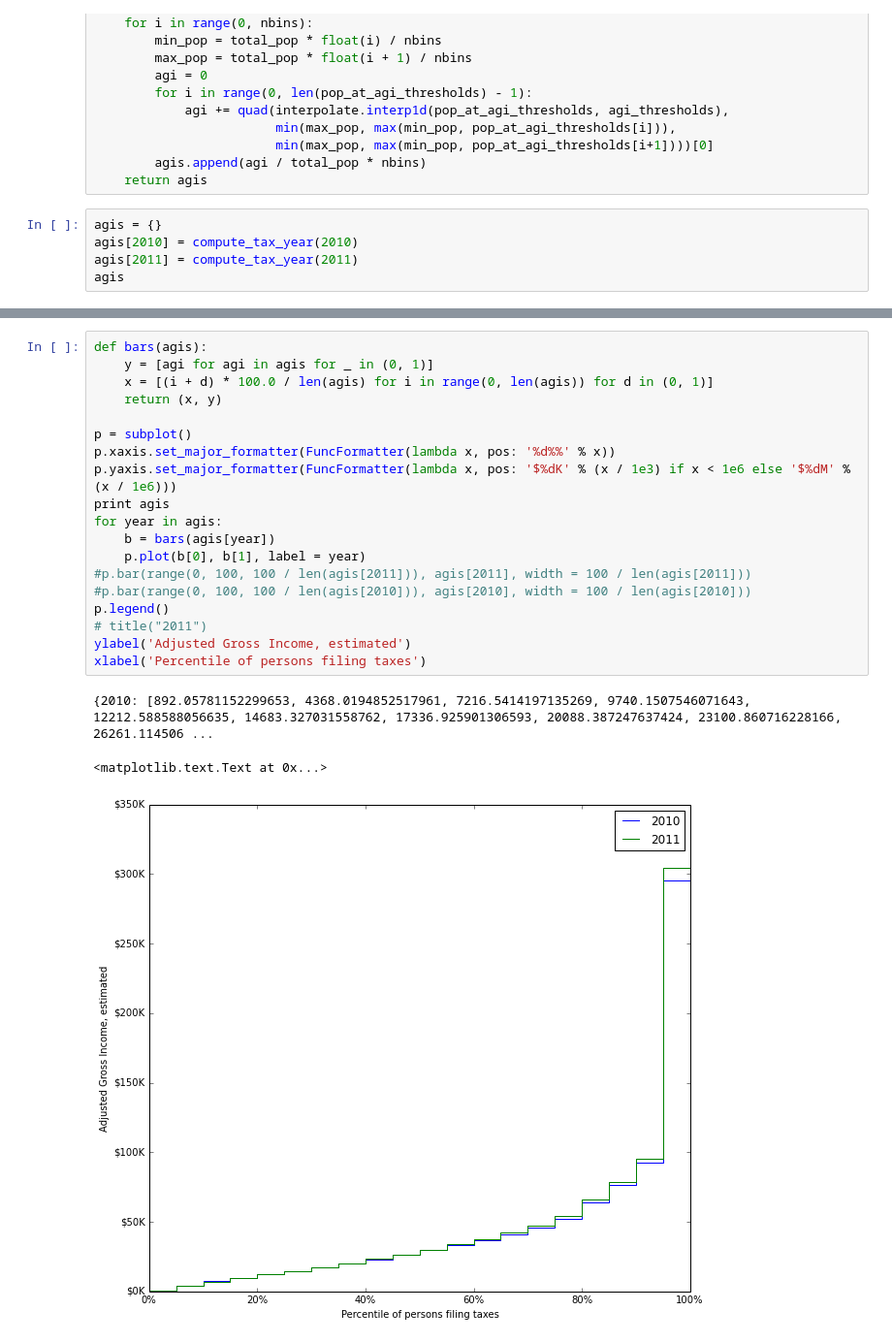
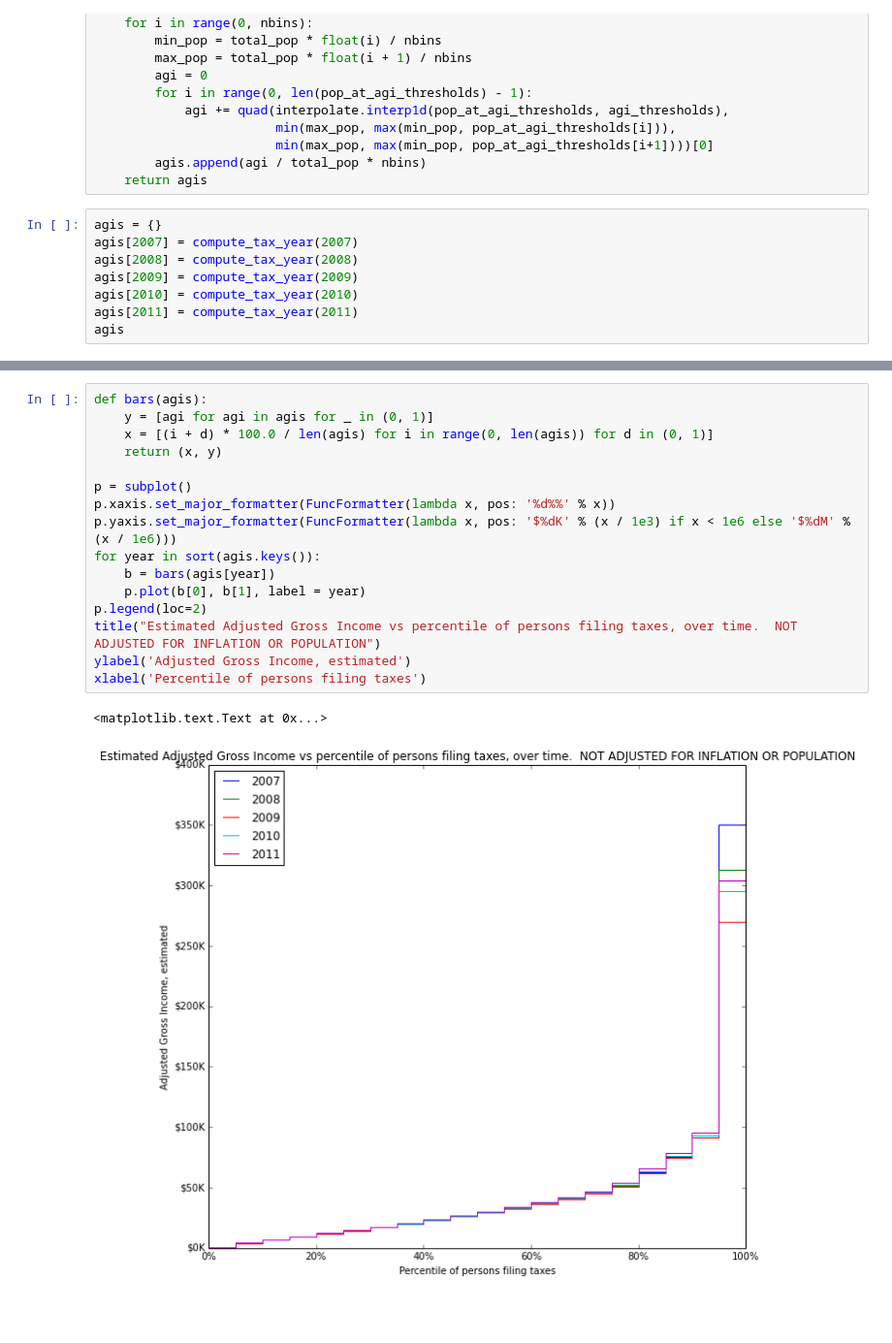
Before and after one commit to CMU-CREATE-Lab/underemployment, a Jupyter notebook: IRS Income Histogram.ipynb, the cells around one changed output, grey strips where cells are left out. Shown at 97% size. Drawn from its saved outputs; the diff is of its cells as text; blank space fills up the shorter version.

Commit message:
Plot years 2007-2011

```diff
--- a/IRS Income Histogram.ipynb
+++ b/IRS Income Histogram.ipynb
@@ -211,6 +211,9 @@ def compute_tax_year(year):
     return agis
 # %%
 agis = {}
+agis[2007] = compute_tax_year(2007)
+agis[2008] = compute_tax_year(2008)
+agis[2009] = compute_tax_year(2009)
 agis[2010] = compute_tax_year(2010)
 agis[2011] = compute_tax_year(2011)
 agis
@@ -237,23 +243,19 @@ agis
 # %%
 def bars(agis):
     y = [agi for agi in agis for _ in (0, 1)]
     x = [(i + d) * 100.0 / len(agis) for i in range(0, len(agis)) for d in (0, 1)]
     return (x, y)
 
 p = subplot()
 p.xaxis.set_major_formatter(FuncFormatter(lambda x, pos: '%d%%' % x))
 p.yaxis.set_major_formatter(FuncFormatter(lambda x, pos: '$%dK' % (x / 1e3) if x < 1e6 else '$%dM' % (x / 1e6)))
-print agis
-for year in agis:
+for year in sort(agis.keys()):
     b = bars(agis[year])
     p.plot(b[0], b[1], label = year)
-#p.bar(range(0, 100, 100 / len(agis[2011])), agis[2011], width = 100 / len(agis[2011]))
-#p.bar(range(0, 100, 100 / len(agis[2010])), agis[2010], width = 100 / len(agis[2010]))
-p.legend()
-# title("2011")
+p.legend(loc=2)
+title("Estimated Adjusted Gross Income vs percentile of persons filing taxes, over time.  NOT ADJUSTED FOR INFLATION OR POPULATION")
 ylabel('Adjusted Gross Income, estimated')
 xlabel('Percentile of persons filing taxes')
 # %% [output]
-{2010: [892.05781152299653, 4368.0194852517961, 7216.5414197135269, 9740.1507546071643, 12212.588588056635, 14683.327031558762, 17336.925901306593, 20088.387247637424, 23100.860716228166, 26261.114506 ...
+<matplotlib.text.Text at 0x...>
-<matplotlib.text.Text at 0x...>
-[figure, old version]
+[figure, new version]
```
Also changed, not shown: parts of 4 cells of this notebook.
